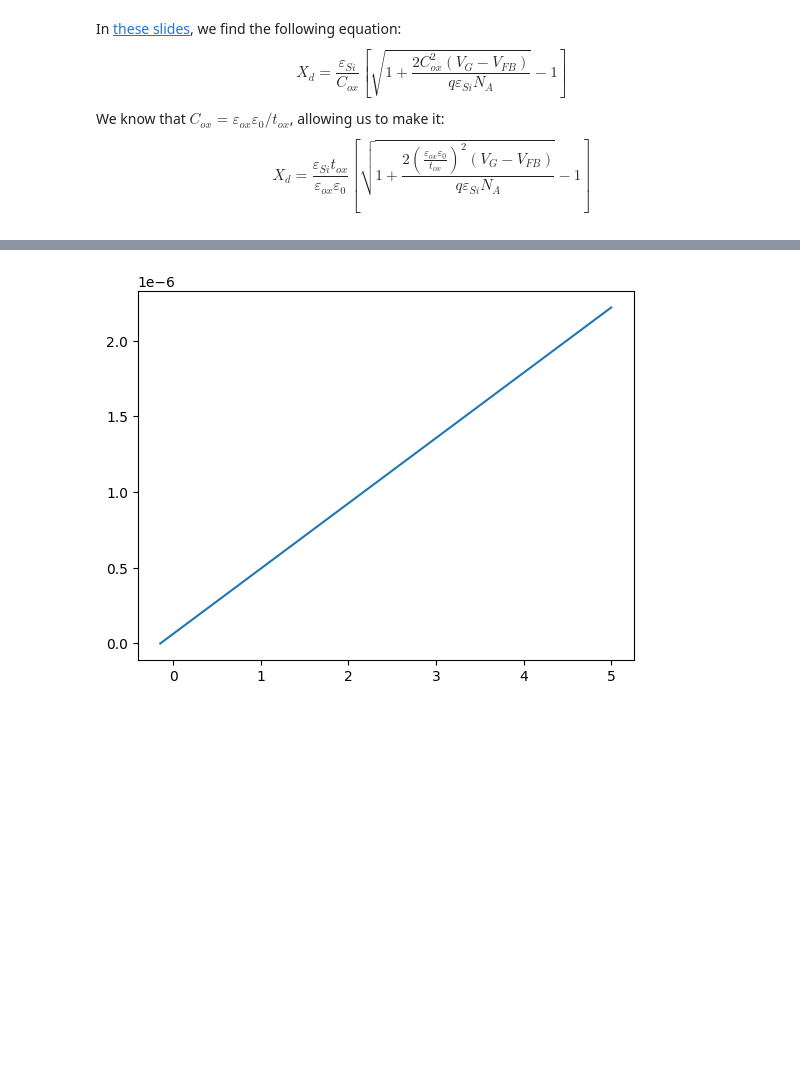
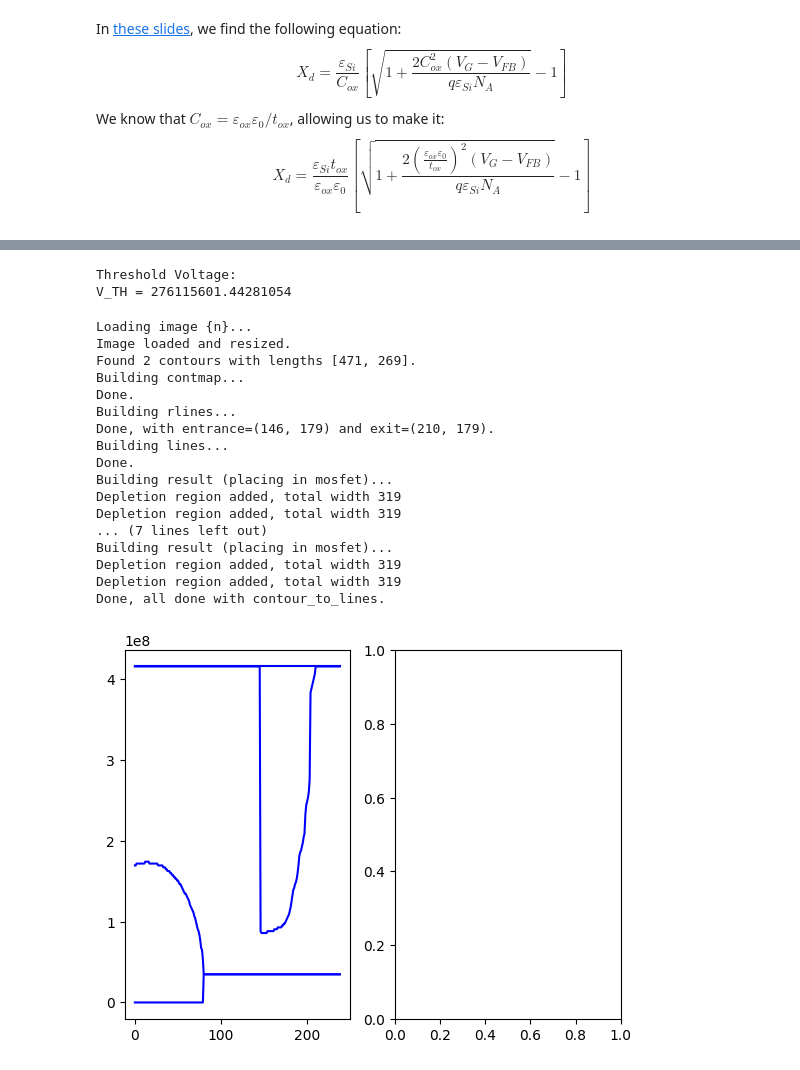
Before and after one commit to LostBitset/mosfet-bad-apple, a Jupyter notebook: Notebook.ipynb, the cells around one changed output, grey strips where cells are left out. Cells and saved outputs as stored; diff of their text form; code cells hidden in the pictures; blank space fills up the shorter version.

```diff
--- a/Notebook.ipynb
+++ b/Notebook.ipynb
@@ -47,8 +57,11 @@ Found 2 contours with lengths [471, 269].
 # %%
 deplsize = 40
 depl = 179 - 20
+total_width = 239 + (2 * deplsize)
 def place_in_mosfet(xs):
     deplr = [ depl for _ in range(deplsize) ]
-    return deplr + xs + deplr
-total_width = 239 + (2 * deplsize)
-print(total_width)
+    result = deplr + xs + deplr
+    print(f"Depletion region added, total width {total_width}")
+    return result
+def extract_from_mosfet(xs):
+    return xs[deplsize:-deplsize]
@@ -229,10 +271,7 @@ $$k_2 = \frac{2(\frac{\varepsilon_{ox} \varepsilon_0}{t_{ox}})^2}{q \varepsilon_
 # %%
-C_ox = (e_ox * e_0) / t_ox
-k_1 = e_si / C_ox
-k_2 = (2 * (C_ox ** 2)) / (e * e_si * N_A)
+k_X = (e_ox * e_0) / (t_ox * e * N_A)
 print("Parameters for Depletion Region Depth:")
-print("k_1 = " + repr(k_1))
-print("k_2 = " + repr(k_2))
 print("V_FB = " + repr(V_FB))
+print("k_X = " + repr(k_X))
 # %% [output]
 Parameters for Depletion Region Depth:
@@ -242,18 +290,51 @@ V_FB = -0.14728591344484965
+# %%
+threshvoltage_finaln = 2 * t_ox * ((e * e_si * N_A * phi_b) ** 0.5)
+threshvoltage_finald = e_ox * e_0
+V_TH = V_FB + (2 * phi_b) + (threshvoltage_finaln / threshvoltage_finald)
+print("Threshold Voltage:")
+print("V_TH = " + repr(V_TH))
+# %% [output]
+Threshold Voltage:
+V_TH = 276115601.44281054
 # %%
 from mpmath import mpf
 import mpmath
 mpmath.mp.dps = 50
 def xd_from_vg(V_G):
-    insqrt = mpf(1) + (mpf(k_2) * mpf(V_G - V_FB))
-    sqrtexpr = mpf.sqrt(insqrt)
-    X_d = mpf(k_1) * (sqrtexpr - mpf(1))
-    return float(X_d)
+    return k_X * (V_G - V_FB)
+def vg_from_xd(X_d):
+    return (X_d / k_X) + V_FB
 # %%
-def show_xd_forward():
-    X = np.linspace(V_FB, 5.0, 100)
-    Y = np.vectorize(xd_from_vg)(X)
-    plt.plot(X, Y)
-    plt.show()
-show_xd_forward()
+# Finally, we get to put it together!
+def plot_frame(n):
+    def make_vg(segm):
+        return vg_from_xd(179 - segm)
+    image = load_image(n)
+    conts = get_contours(image)
+    lines_list = [ contour_to_lines(i) for i in conts ]
+    fig, (ax1, ax2) = plt.subplots(1, 2)
+    for lines in lines_list:
+        for line in lines:
+            X_pot = np.array(range(239))
+            Y_pot = np.vectorize(make_vg)(extract_from_mosfet(line))
+            ax1.plot(X_pot, Y_pot, color="blue")
+plot_frame(3010)
 # %% [output]
+Loading image {n}...
+Image loaded and resized.
+Found 2 contours with lengths [471, 269].
+Building contmap...
+Done.
+Building rlines...
+Done, with entrance=(146, 179) and exit=(210, 179).
+Building lines...
+Done.
+Building result (placing in mosfet)...
+Depletion region added, total width 319
+Depletion region added, total width 319
+... (7 lines left out)
+Building result (placing in mosfet)...
+Depletion region added, total width 319
+Depletion region added, total width 319
+Done, all done with contour_to_lines.
-[figure, old version]
+[figure, new version]
```
Also changed, not shown: parts of 11 cells of this notebook.
